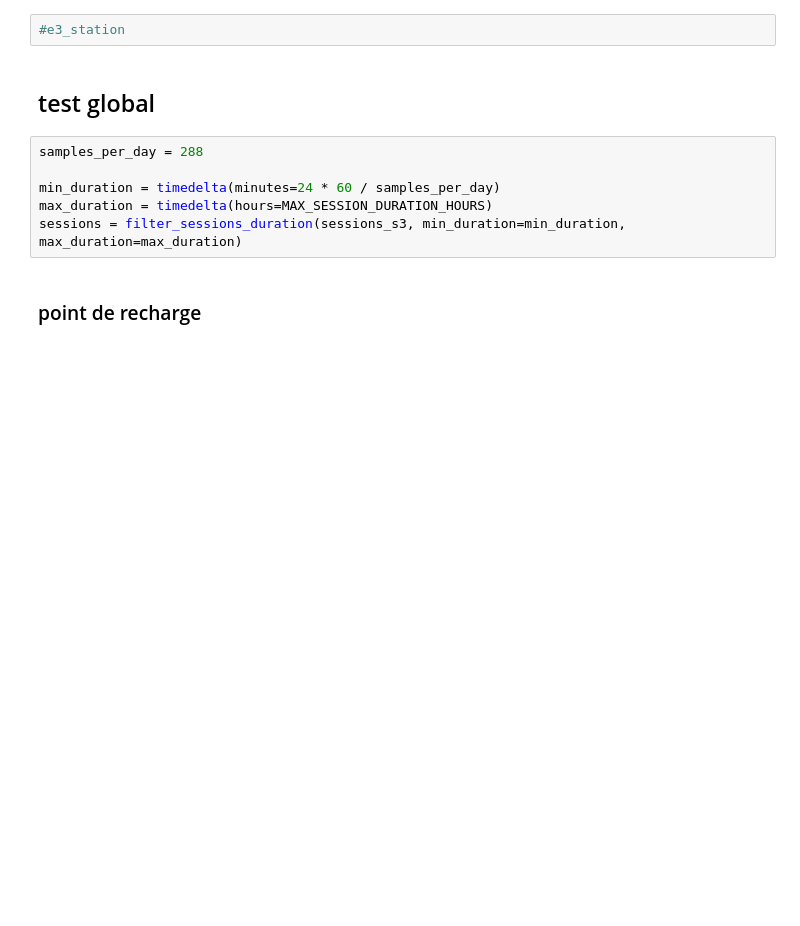
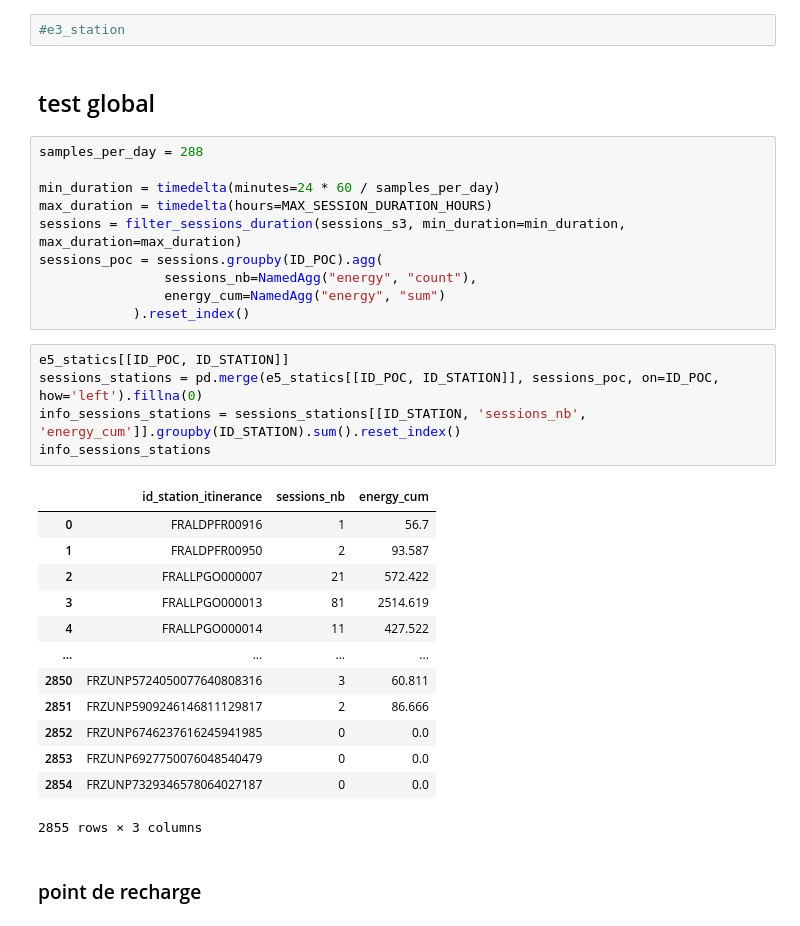
Before and after one commit to loco-labs/qualicharge-rtet, a Jupyter notebook: saturation/source/tests_global.ipynb, the cells around one changed output. Cells and saved outputs as stored; diff of their text form; blank space fills up the shorter version.

```diff
--- a/saturation/source/tests_global.ipynb
+++ b/saturation/source/tests_global.ipynb
@@ -97,6 +97,29 @@ samples_per_day = 288
 min_duration = timedelta(minutes=24 * 60 / samples_per_day)
 max_duration = timedelta(hours=MAX_SESSION_DURATION_HOURS)
 sessions = filter_sessions_duration(sessions_s3, min_duration=min_duration, max_duration=max_duration)
+sessions_poc = sessions.groupby(ID_POC).agg(
+                sessions_nb=NamedAgg("energy", "count"),
+                energy_cum=NamedAgg("energy", "sum")
+            ).reset_index()
+# %%
+e5_statics[[ID_POC, ID_STATION]]
+sessions_stations = pd.merge(e5_statics[[ID_POC, ID_STATION]], sessions_poc, on=ID_POC, how='left').fillna(0)
+info_sessions_stations = sessions_stations[[ID_STATION, 'sessions_nb', 'energy_cum']].groupby(ID_STATION).sum().reset_index()
+info_sessions_stations
+# %% [output]
+|  | id_station_itinerance | sessions_nb | energy_cum |
+| 0 | FRALDPFR00916 | 1 | 56.7 |
+| 1 | FRALDPFR00950 | 2 | 93.587 |
+| 2 | FRALLPGO000007 | 21 | 572.422 |
+| 3 | FRALLPGO000013 | 81 | 2514.619 |
+| 4 | FRALLPGO000014 | 11 | 427.522 |
+| ... | ... | ... | ... |
+| 2850 | FRZUNP5724050077640808316 | 3 | 60.811 |
+| 2851 | FRZUNP5909246146811129817 | 2 | 86.666 |
+| 2852 | FRZUNP6746237616245941985 | 0 | 0.0 |
+| 2853 | FRZUNP6927750076048540479 | 0 | 0.0 |
+| 2854 | FRZUNP7329346578064027187 | 0 | 0.0 |
+2855 rows × 3 columns
 # %% [markdown]
 ### point de recharge
 # %%
```
Also changed, not shown: parts of 14 cells of this notebook, 2 other files.
